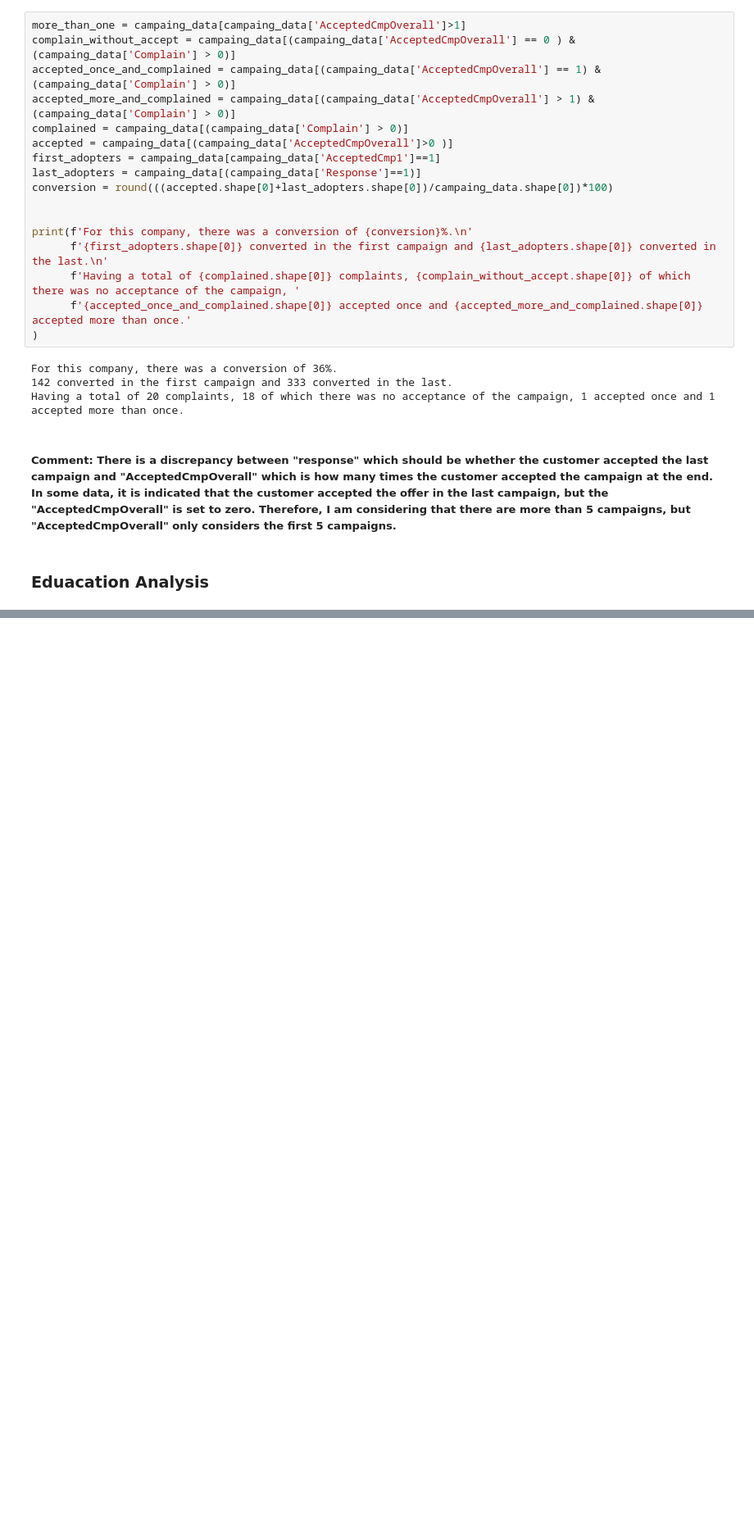
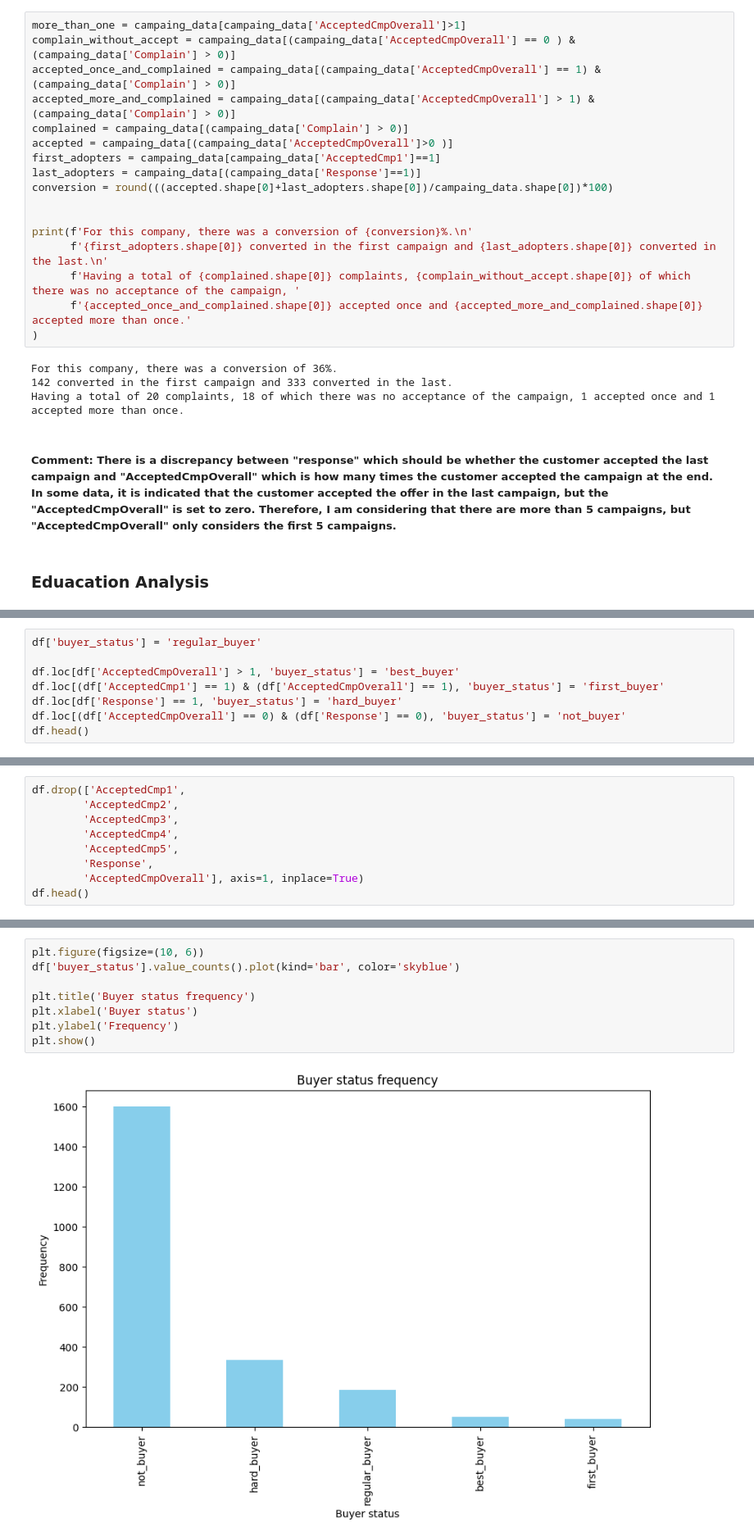
Before and after one commit to petrugeral/Marketing_Analytics, a Jupyter notebook: ifood_marketing_analytics/workspace.ipynb, the cells around one changed output, grey strips where cells are left out. Shown at 82% size. Saved outputs shown, nothing was run; the diff lists cells and outputs as text; blank space fills up the shorter version.

```diff
--- a/ifood_marketing_analytics/workspace.ipynb
+++ b/ifood_marketing_analytics/workspace.ipynb
@@ -167,0 +326,8 @@ Having a total of 20 complaints, 18 of which there was no acceptance of the camp
+# %%
+df['buyer_status'] = 'regular_buyer'
+
+df.loc[df['AcceptedCmpOverall'] > 1, 'buyer_status'] = 'best_buyer'
+df.loc[(df['AcceptedCmp1'] == 1) & (df['AcceptedCmpOverall'] == 1), 'buyer_status'] = 'first_buyer'
+df.loc[df['Response'] == 1, 'buyer_status'] = 'hard_buyer'
+df.loc[(df['AcceptedCmpOverall'] == 0) & (df['Response'] == 0), 'buyer_status'] = 'not_buyer'
+df.head()
@@ -167,0 +342,9 @@ Having a total of 20 complaints, 18 of which there was no acceptance of the camp
+# %%
+df.drop(['AcceptedCmp1',
+        'AcceptedCmp2',
+        'AcceptedCmp3',
+        'AcceptedCmp4',
+        'AcceptedCmp5',
+        'Response',
+        'AcceptedCmpOverall'], axis=1, inplace=True)
+df.head()
@@ -167,0 +359,10 @@ Having a total of 20 complaints, 18 of which there was no acceptance of the camp
+# %%
+plt.figure(figsize=(10, 6))
+df['buyer_status'].value_counts().plot(kind='bar', color='skyblue')
+
+plt.title('Buyer status frequency')
+plt.xlabel('Buyer status')
+plt.ylabel('Frequency')
+plt.show()
+# %% [output]
+[figure, added]
```
Also changed, not shown: parts of 12 cells of this notebook.
